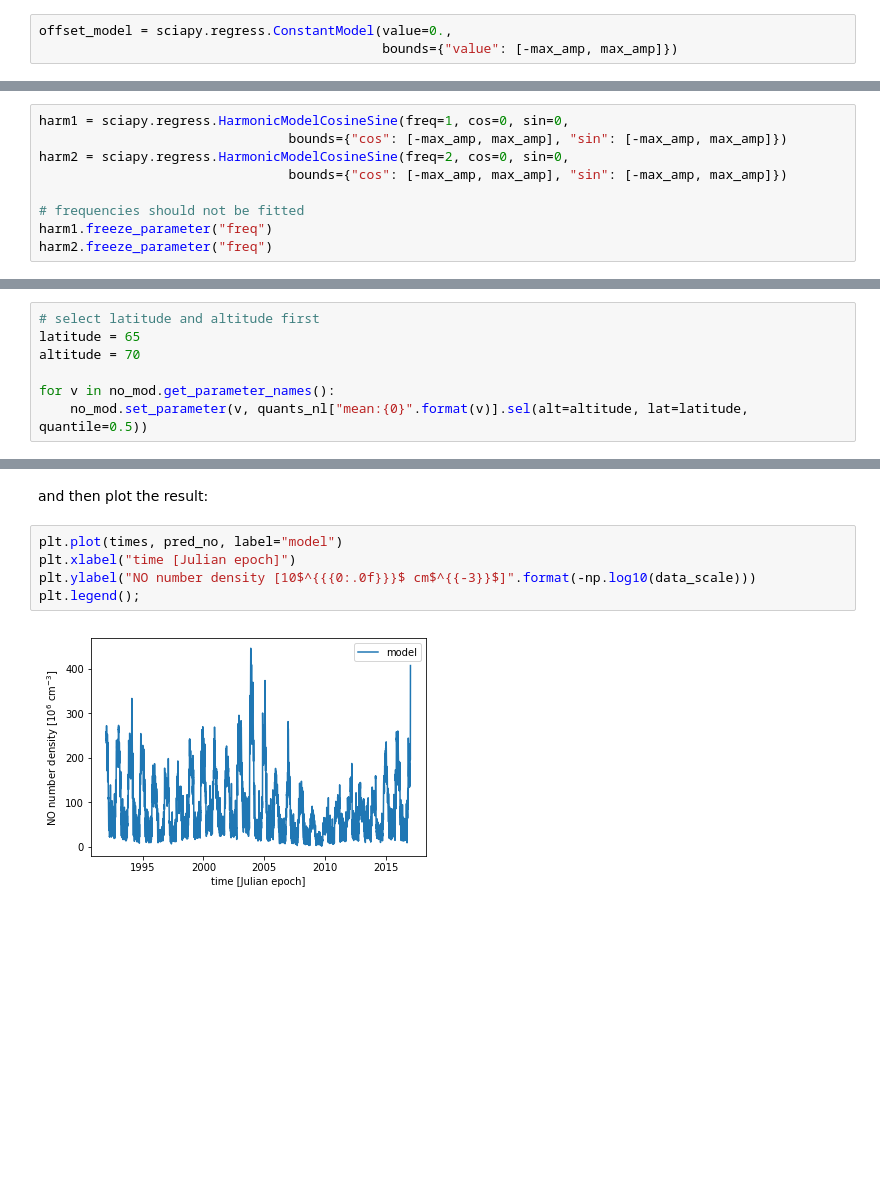
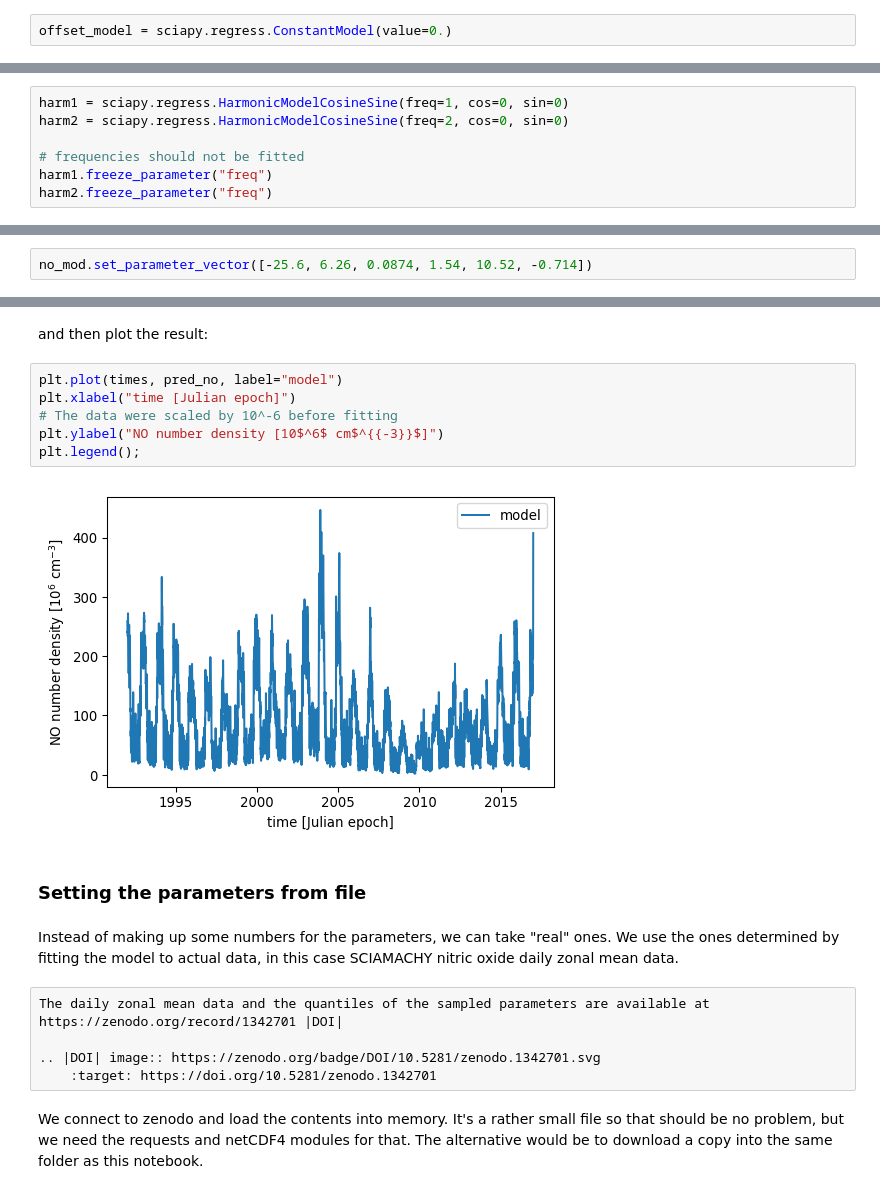
Before and after one commit to st-bender/sciapy, a Jupyter notebook: docs/_static/notebooks/regress_intro.ipynb, the cells around one changed output, grey strips where cells are left out. Cells and saved outputs as stored; diff of their text form; blank space fills up the shorter version.

```diff
--- a/docs/_static/notebooks/regress_intro.ipynb
+++ b/docs/_static/notebooks/regress_intro.ipynb
@@ -87,15 +65,12 @@ ae_mod = sciapy.regress.ProxyModel(paet,
 # %%
-offset_model = sciapy.regress.ConstantModel(value=0.,
-                                            bounds={"value": [-max_amp, max_amp]})
+offset_model = sciapy.regress.ConstantModel(value=0.)
 # %% [markdown]
 ### Optional harmonic terms
 
 The harmonic terms are not used here but we include them to show how to set them up.
 # %%
-harm1 = sciapy.regress.HarmonicModelCosineSine(freq=1, cos=0, sin=0,
-                                bounds={"cos": [-max_amp, max_amp], "sin": [-max_amp, max_amp]})
-harm2 = sciapy.regress.HarmonicModelCosineSine(freq=2, cos=0, sin=0,
-                                bounds={"cos": [-max_amp, max_amp], "sin": [-max_amp, max_amp]})
+harm1 = sciapy.regress.HarmonicModelCosineSine(freq=1, cos=0, sin=0)
+harm2 = sciapy.regress.HarmonicModelCosineSine(freq=2, cos=0, sin=0)
 
 # frequencies should not be fitted
 harm1.freeze_parameter("freq")
@@ -211,7 +127,0 @@ which prepends "mean:" to the variables from the mean model.
-# %%
-# select latitude and altitude first
-latitude = 65
-altitude = 70
-
-for v in no_mod.get_parameter_names():
-    no_mod.set_parameter(v, quants_nl["mean:{0}".format(v)].sel(alt=altitude, lat=latitude, quantile=0.5))
@@ -220,3 +134,5 @@ The mean model parameters are now set to the following:
+# %%
+no_mod.set_parameter_vector([-25.6, 6.26, 0.0874, 1.54, 10.52, -0.714])
 # %%
 no_mod.get_parameter_dict()
 # %% [output]
@@ -237,7 +153,24 @@ and then plot the result:
 # %%
 plt.plot(times, pred_no, label="model")
 plt.xlabel("time [Julian epoch]")
-plt.ylabel("NO number density [10$^{{{0:.0f}}}$ cm$^{{-3}}$]".format(-np.log10(data_scale)))
+# The data were scaled by 10^-6 before fitting
+plt.ylabel("NO number density [10$^6$ cm$^{{-3}}$]")
 plt.legend();
 # %% [output]
-[figure, old version]
+[figure, new version]
+# %% [markdown]
+### Setting the parameters from file
+# %% [markdown]
+Instead of making up some numbers for the parameters, we can take "real" ones.
+We use the ones determined by fitting the model to actual data,
+in this case SCIAMACHY nitric oxide daily zonal mean data.
+# %% [raw]
+The daily zonal mean data and the quantiles of the sampled parameters are available at
+https://zenodo.org/record/1342701 |DOI|
+
+.. |DOI| image:: https://zenodo.org/badge/DOI/10.5281/zenodo.1342701.svg
+    :target: https://doi.org/10.5281/zenodo.1342701
+# %% [markdown]
+We connect to zenodo and load the contents into memory.
+It's a rather small file so that should be no problem, but we need the requests and netCDF4 modules for that.
+The alternative would be to download a copy into the same folder as this notebook.
```
Also changed, not shown: parts of 38 cells of this notebook.
